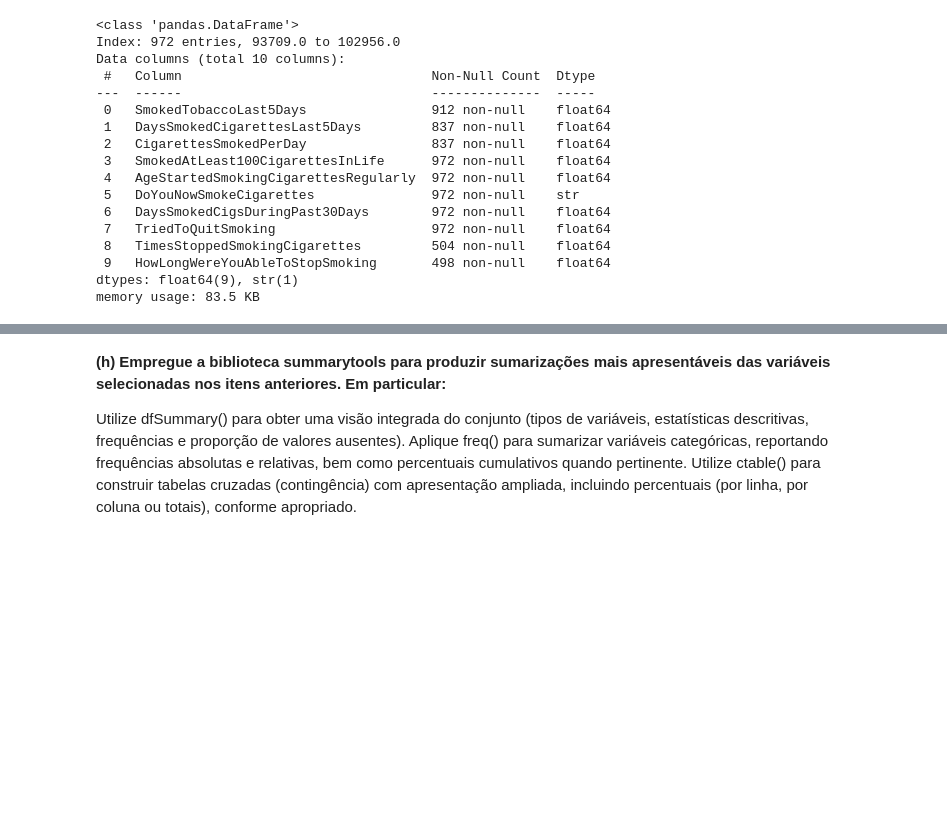
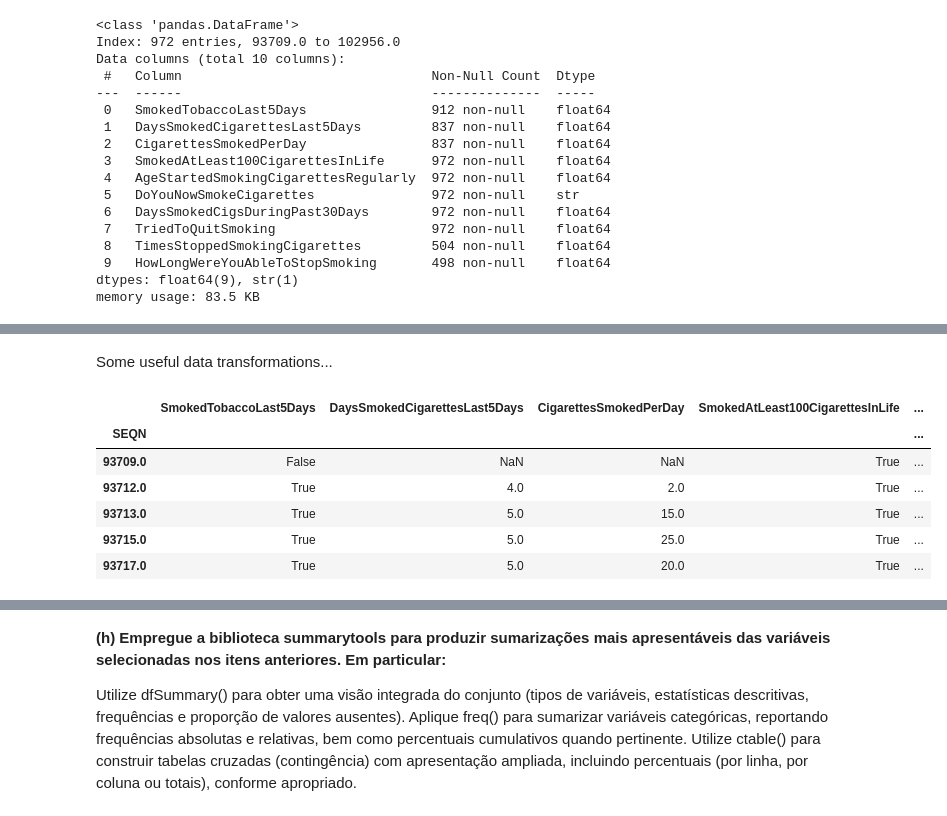
Before and after one commit to Racciatti/aprendizado_supervisionado, a Jupyter notebook: Code/EDA.ipynb, the cells around one changed output, grey strips where cells are left out. Saved outputs shown, nothing was run; the diff lists cells and outputs as text; code cells hidden in the pictures; blank space fills up the shorter version.

```diff
--- a/Code/EDA.ipynb
+++ b/Code/EDA.ipynb
@@ -344,0 +394,2 @@ memory usage: 83.5 KB
+# %% [markdown]
+Some useful data transformations...
@@ -344,0 +400,10 @@ memory usage: 83.5 KB
+# %%
+selected_samples_df.head()
+# %% [output]
+|  | SmokedTobaccoLast5Days | DaysSmokedCigarettesLast5Days | CigarettesSmokedPerDay | SmokedAtLeast100CigarettesInLife | ... |
+| SEQN |  |  |  |  | ... |
+| 93709.0 | False | NaN | NaN | True | ... |
+| 93712.0 | True | 4.0 | 2.0 | True | ... |
+| 93713.0 | True | 5.0 | 15.0 | True | ... |
+| 93715.0 | True | 5.0 | 25.0 | True | ... |
+| 93717.0 | True | 5.0 | 20.0 | True | ... |
```
Also changed, not shown: parts of 45 cells of this notebook.
